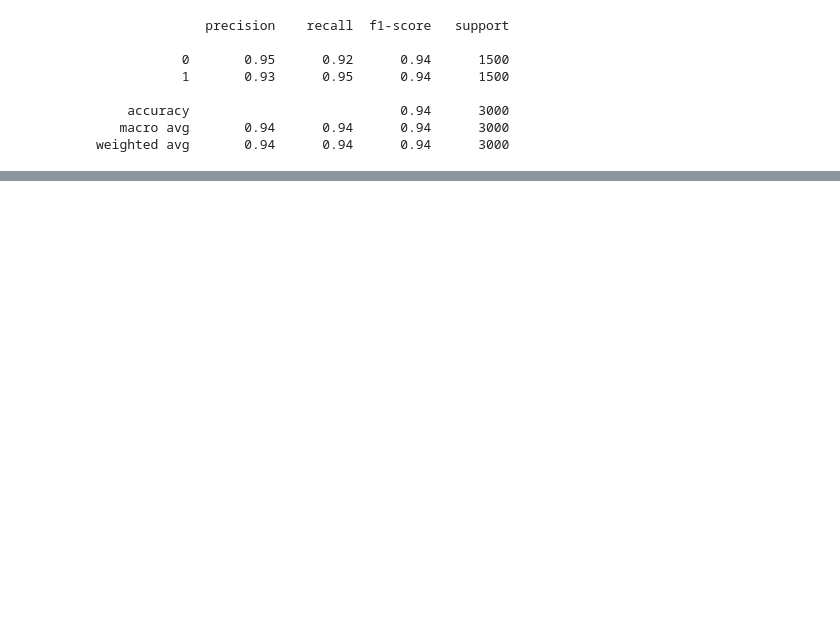
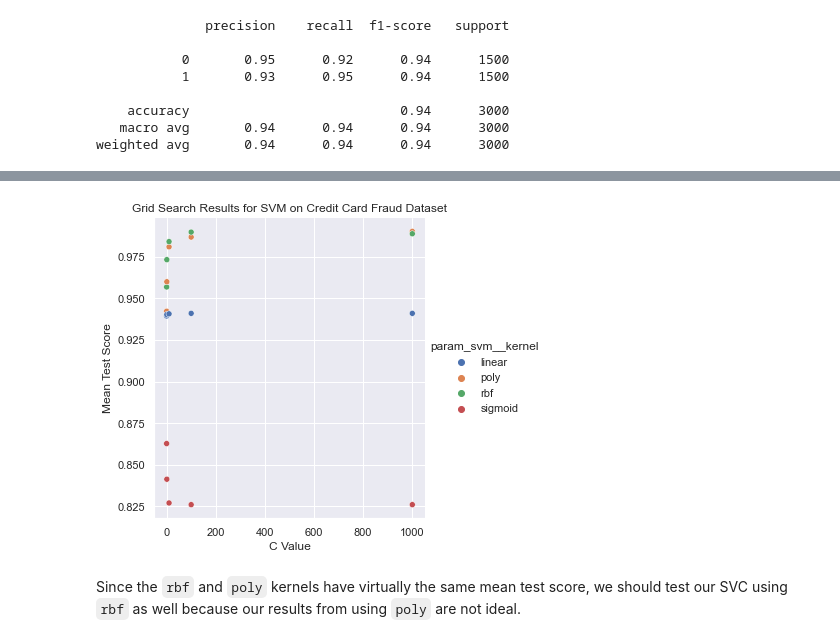
Before and after one commit to Sreevatsa03/credit-card-fraud-detection, a Jupyter notebook: card.ipynb, the cells around one changed output, grey strips where cells are left out. Cells and saved outputs as stored; diff of their text form; code cells hidden in the pictures; blank space fills up the shorter version.

```diff
--- a/card.ipynb
+++ b/card.ipynb
@@ -318,0 +332,27 @@ weighted avg       0.94      0.94      0.94      3000
+# %%
+# create ColumnTransformer that runs StandardScalar on distance_from_home, distance_from_last_transaction, and ratio_to_median_purchase_price
+column_transformer = ColumnTransformer(
+    [('scaler', StandardScaler(), ['distance_from_home',
+      'distance_from_last_transaction', 'ratio_to_median_purchase_price'])],
+    remainder='passthrough'
+)
+
+# create pipeline with preprocessor and SVM
+pipeline = Pipeline([
+    ('preprocessor', column_transformer),
+    ('svm', SVC(random_state=15))
+])
+
+# create grid of C values and various kernels
+param_grid = {
+    'svm__C': [0.1, 1, 10, 100, 1000],
+    'svm__kernel': ['linear', 'poly', 'rbf', 'sigmoid']
+}
+
+# grid search over the parameters
+grid = GridSearchCV(pipeline, param_grid=param_grid, cv=5, verbose=1)
+grid.fit(X_train, y_train)
+
+# print the results
+print("Best params:", grid.best_params_)
+print("Best estimator:", grid.best_estimator_)
@@ -318,0 +384,15 @@ weighted avg       0.94      0.94      0.94      3000
+# %%
+# put grid search results into a dataframe
+grid_df = pd.DataFrame.from_dict(grid.cv_results_, orient='columns')
+
+# plot grid search results dataframe using relplot
+sns.relplot(x='param_svm__C', y='mean_test_score',
+            hue='param_svm__kernel', data=grid_df)
+plt.title('Grid Search Results for SVM on Credit Card Fraud Dataset')
+plt.xlabel('C Value')
+plt.ylabel('Mean Test Score')
+plt.show()
+# %% [output]
+[figure, added]
+# %% [markdown]
+Since the `rbf` and `poly` kernels have virtually the same mean test score, we should test our SVC using `rbf` as well because our results from using `poly` are not ideal.
```
Also changed, not shown: parts of 16 cells of this notebook.
